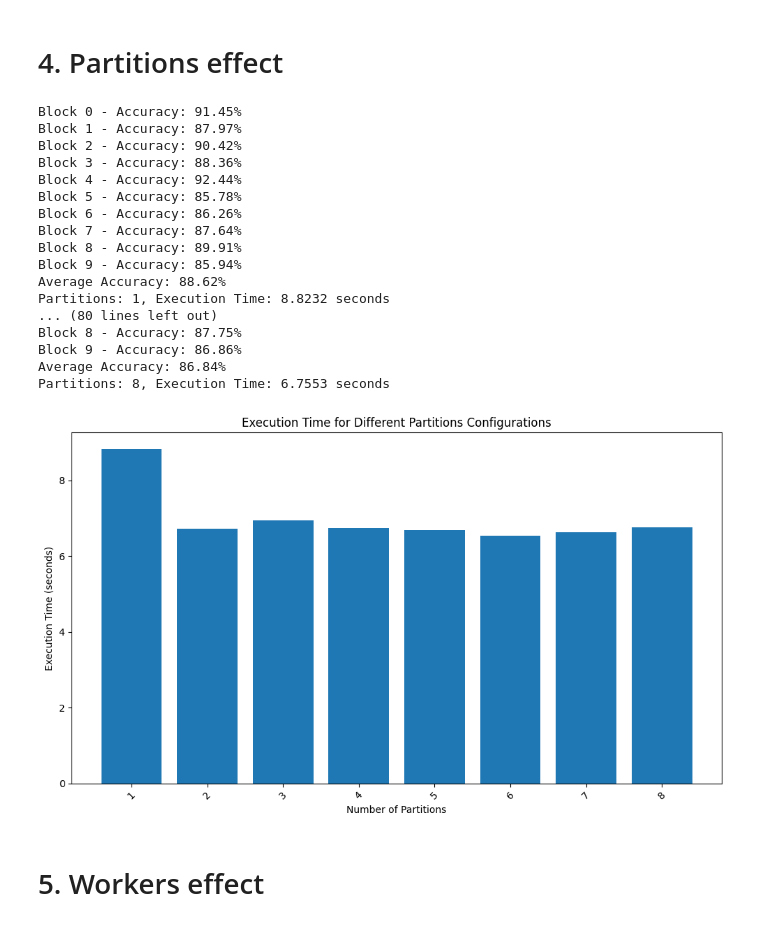
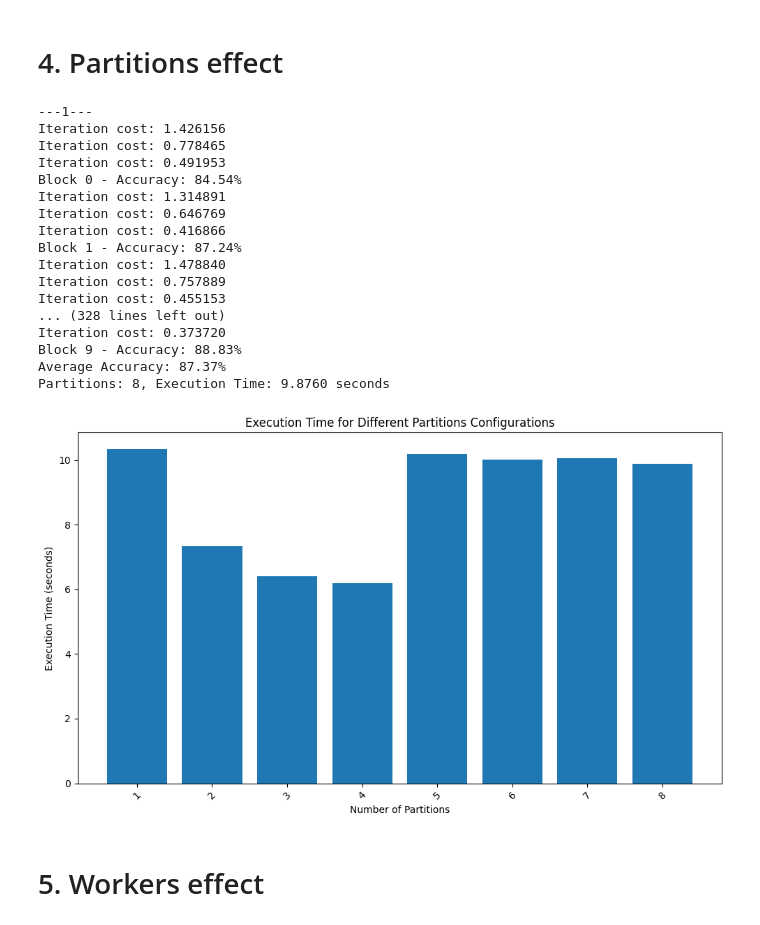
Before and after one commit to Jarturog/spark-botnet-classifier, a Jupyter notebook: Parte 3.ipynb, the cells around one changed output. Cells and saved outputs as stored; diff of their text form; code cells hidden in the pictures.

```diff
--- a/Parte 3.ipynb
+++ b/Parte 3.ipynb
@@ -183,7 +183,7 @@ import time
 
 # read data
 path = "/opt/local/botnet_reduced_10k_l.csv"
-data = readFile(path, sc)
+data = readFile(path, sc=sc)
 
 # standardize
 data = normalize(data)
@@ -718,8 +713,8 @@ Speedup with 15 cores and config all_cache: 1.08x
 # %% [markdown]
 Comparing the optimal vs no-cache strategy
 # %%
-no_cache_config = CacheConfig(False, False, False)
-optimal_cache_config = CacheConfig(True, True, False) # TODO
+no_cache_config = CacheConfig(False, False, False, False)
+optimal_cache_config = CacheConfig(True, True, False, False) # TODO
 
 performance_test_no_cache = PerformanceSearch(n_cores=list(range(2, MAX_N_CORES + 1)), cache_config=no_cache_config)
 performance_test_optimal_cache = PerformanceSearch(n_cores=list(range(2, MAX_N_CORES + 1)), cache_config=optimal_cache_config)
@@ -801,7 +796,12 @@ class PartitionsAndWorkersSearch:
         self.execution_times = []
 
     def run_partition_worker_test(self, n_partitions: int, n_workers: int, cache_config: CacheConfig):
-        sc = SparkContext(f"local[{n_workers}]", f"BotNet_Partitions_Workers_{n_partitions}_{n_workers}")
+        conf = SparkConf() \
+            .setMaster(f"local[{n_workers}]") \
+            .setAppName(f"BotNet_Partitions_Workers_{n_partitions}_{n_workers}") \
+            .set("spark.default.parallelism", str(n_partitions))
+
+        sc = SparkContext(conf=conf)
         try:
             regressor = Regressor(iterations=3, learning_rate=1.5, lambda_reg=0.0, print_cost=True, n_partitions=n_partitions, cache_config=cache_config, sc=sc)
             start_time = time.time()
@@ -818,6 +818,7 @@ class PartitionsAndWorkersSearch:
     def perform_partition_tests(self):
         n_workers = 4 # Fixed number of workers for partition tests
         for n_partitions in self.n_partitions if isinstance(self.n_partitions, list) else [self.n_partitions]:
+            print(f"---{n_partitions}---")
             exec_time = self.run_partition_worker_test(n_partitions, n_workers, self.cache_config)
             self.execution_times.append((n_partitions, exec_time))
             print(f"Partitions: {n_partitions}, Execution Time: {exec_time:.4f} seconds")
@@ -840,32 +841,34 @@ class PartitionsAndWorkersSearch:
         plt.tight_layout()
         plt.show()
 # %%
+no_cache_config = CacheConfig(False, False, False, False)
+
 partitions_test = PartitionsAndWorkersSearch(n_partitions=list(range(1, 9)), n_workers=4, cache_config=no_cache_config)
 try:
     partitions_test.perform_partition_tests()
     partitions_test.plot_results("Partitions")
 
 finally:
     sc.stop()
 # %% [output]
-Block 0 - Accuracy: 91.45%
-Block 1 - Accuracy: 87.97%
-Block 2 - Accuracy: 90.42%
-Block 3 - Accuracy: 88.36%
-Block 4 - Accuracy: 92.44%
-Block 5 - Accuracy: 85.78%
-Block 6 - Accuracy: 86.26%
-Block 7 - Accuracy: 87.64%
-Block 8 - Accuracy: 89.91%
-Block 9 - Accuracy: 85.94%
-Average Accuracy: 88.62%
-Partitions: 1, Execution Time: 8.8232 seconds
-... (80 lines left out)
-Block 8 - Accuracy: 87.75%
-Block 9 - Accuracy: 86.86%
-Average Accuracy: 86.84%
-Partitions: 8, Execution Time: 6.7553 seconds
+---1---
+Iteration cost: 1.426156
+Iteration cost: 0.778465
+Iteration cost: 0.491953
+Block 0 - Accuracy: 84.54%
+Iteration cost: 1.314891
+Iteration cost: 0.646769
+Iteration cost: 0.416866
+Block 1 - Accuracy: 87.24%
+Iteration cost: 1.478840
+Iteration cost: 0.757889
+Iteration cost: 0.455153
+... (328 lines left out)
+Iteration cost: 0.373720
+Block 9 - Accuracy: 88.83%
+Average Accuracy: 87.37%
+Partitions: 8, Execution Time: 9.8760 seconds
-[figure, old version]
+[figure, new version]
 # %% [markdown]
 # 5. Workers effect
 # %%
```
Also changed, not shown: parts of 10 cells of this notebook.
